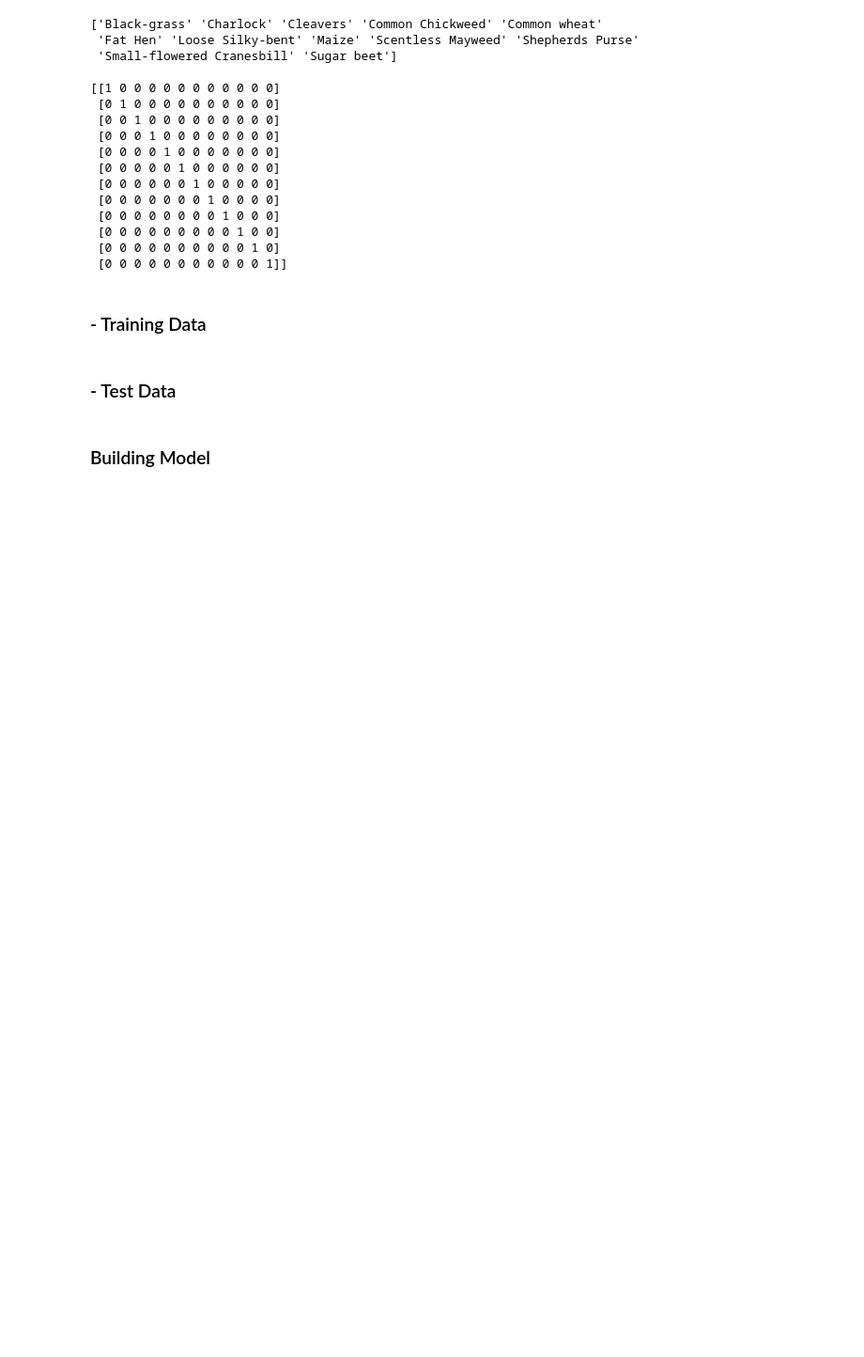
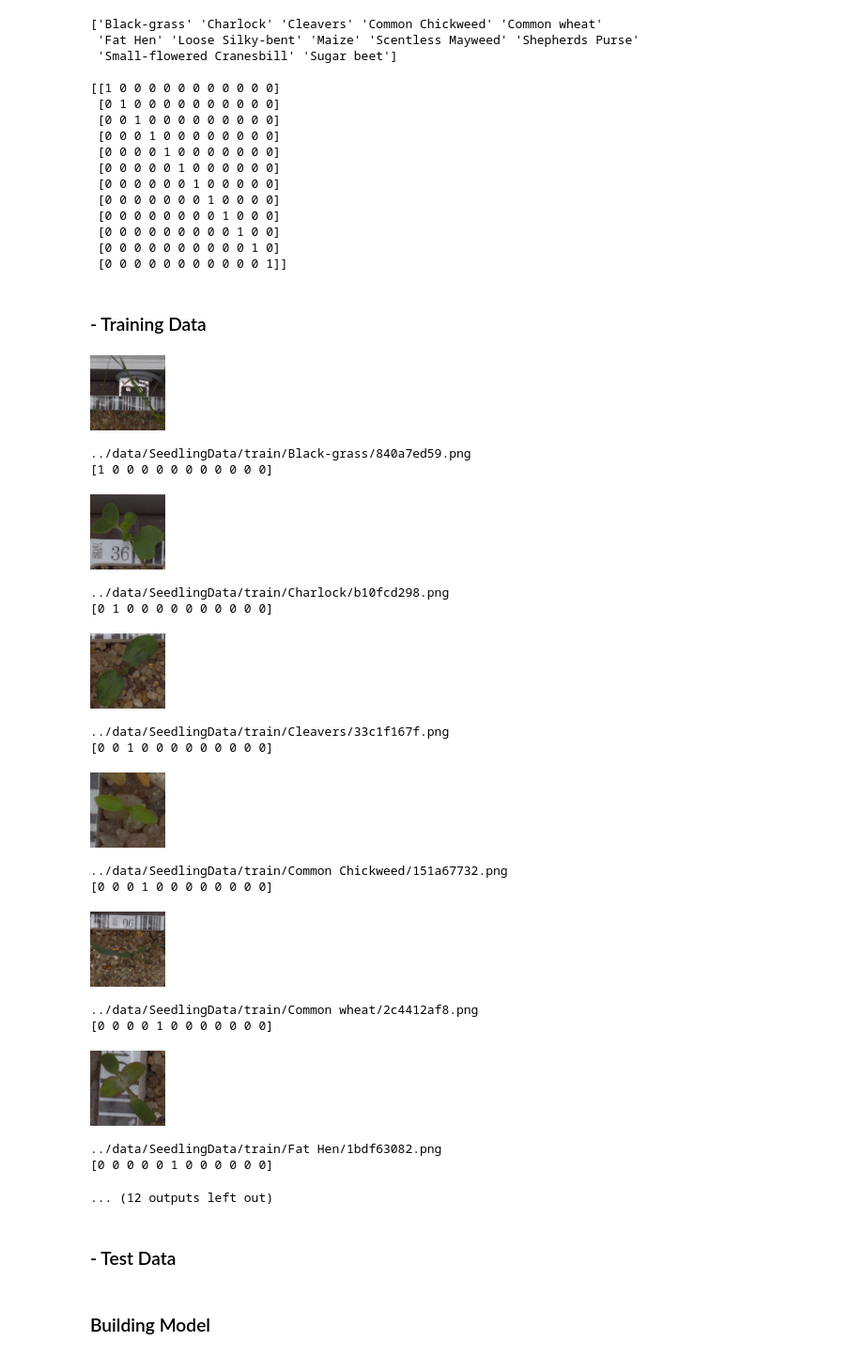
Before and after one commit to miguelcecci/DataScience-DeepLearning, a Jupyter notebook: Seedlings/Seedling.ipynb, the cells around one changed output. Shown at 94% size. Drawn from its saved outputs; the diff is of its cells as text; code cells hidden in the pictures; blank space fills up the shorter version.

```diff
--- a/Seedlings/Seedling.ipynb
+++ b/Seedlings/Seedling.ipynb
@@ -60,20 +56,40 @@ print(onehot_encodeded)
 # %%
 training_path = '../data/SeedlingData/train/'
 training_data = []
 __ = -1;
 for img_class in dirs:
     __ += 1
     _=0;
     for filename in glob.glob(training_path+img_class+'/*.png'):
         im = cv2.imread(filename, 0)
-        im = cv2.resize(im, IMG_SIZE)
+        im = np.array(cv2.resize(im, IMG_SIZE)).ravel()
         training_data.append([im, onehot_encodeded[__]])
-#         if _==0:
-#             display(img(filename, width=80, height=80))
-#             print(filename)
-#             print(onehot_encodeded[__])
-#         _+= 1
+        if _==0:
+            display(Image(filename, width=80, height=80))
+            print(filename)
+            print(onehot_encodeded[__])
+        _+= 1
 random.shuffle(training_data)
+# %% [output]
+[figure, added]
+../data/SeedlingData/train/Black-grass/840a7ed59.png
+[1 0 0 0 0 0 0 0 0 0 0 0]
+[figure, added]
+../data/SeedlingData/train/Charlock/b10fcd298.png
+[0 1 0 0 0 0 0 0 0 0 0 0]
+[figure, added]
+../data/SeedlingData/train/Cleavers/33c1f167f.png
+[0 0 1 0 0 0 0 0 0 0 0 0]
+[figure, added]
+../data/SeedlingData/train/Common Chickweed/151a67732.png
+[0 0 0 1 0 0 0 0 0 0 0 0]
+[figure, added]
+../data/SeedlingData/train/Common wheat/2c4412af8.png
+[0 0 0 0 1 0 0 0 0 0 0 0]
+[figure, added]
+../data/SeedlingData/train/Fat Hen/1bdf63082.png
+[0 0 0 0 0 1 0 0 0 0 0 0]
+... (12 outputs left out)
 # %% [markdown]
 ### - Test Data
 # %%
```
Also changed, not shown: parts of 11 cells of this notebook, 4 other files.
